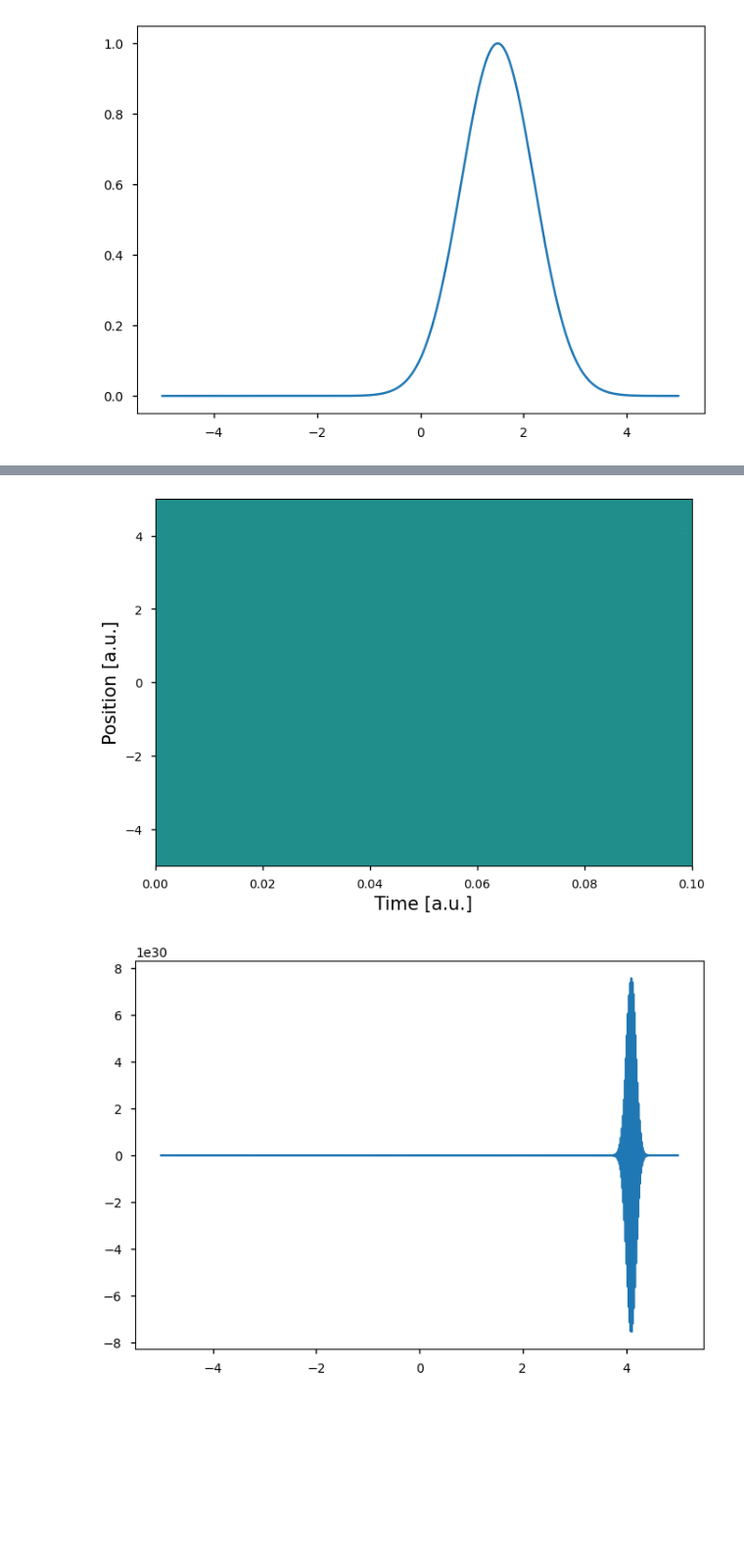
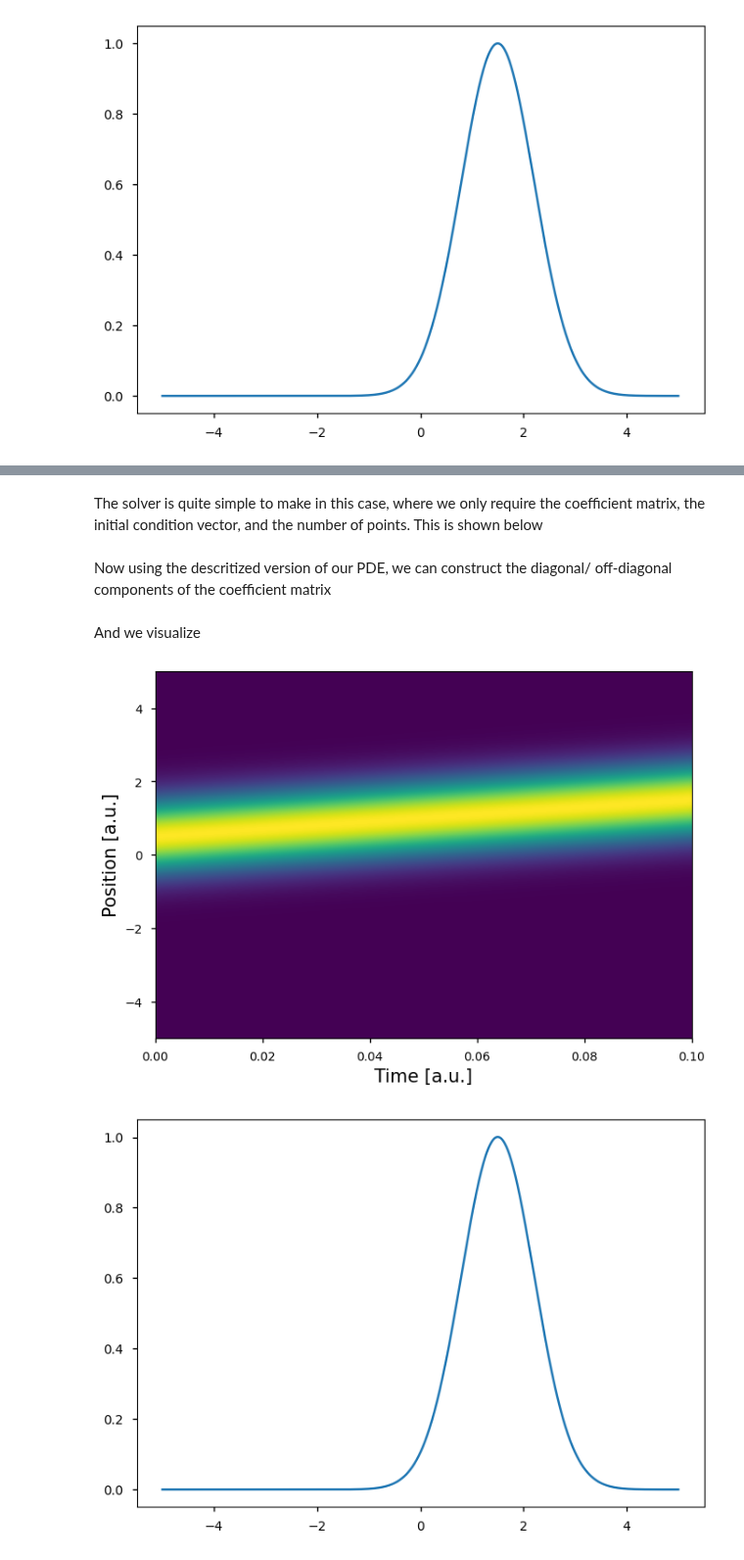
Before and after one commit to trevorolsson/Comp.-Phys.-Projects, a Jupyter notebook: Project 5/project5.ipynb, the cells around one changed output, grey strips where cells are left out. Shown at 98% size. Saved outputs shown, nothing was run; the diff lists cells and outputs as text; code cells hidden in the pictures; blank space fills up the shorter version.

```diff
--- a/Project 5/project5.ipynb
+++ b/Project 5/project5.ipynb
@@ -96,18 +134,53 @@ We now translate the Euler method into a matrix as defined at the beginning and
+# %% [markdown]
+The solver is quite simple to make in this case, where we only require the coefficient matrix, the initial condition vector, and the number of points. This is shown below
+# %%
+def solve(matrix:np.array, initial_condition:np.array, points:list):
+    """
+    The solver for our discritized PDE
+
+    Args:
+        matrix (np.array): The coefficient matrix
+        initial_condition (np.array): The initial condition vector
+        points (list): A list of grid points
+
+    Returns:
+        np.array: A matrix of solutions
+    """
+    x_points, y_points = points
+
+    approximation = np.zeros((Nx, Nt))
+    approximation[0, :] = initial_condition
+
+    for j in range(1, Nt):
+        initial_condition = np.dot(matrix, initial_condition)
+        approximation[:,j] = initial_condition
+    return approximation
+# %% [markdown]
+Now using the descritized version of our PDE, we can construct the diagonal/ off-diagonal components of the coefficient matrix
 # %%
-a = (dt*v)/(2*dx) # RHS parameter
-A = np.eye(Nx) - v*dt/dx*np.eye(Nx, k=1)
+a = (dt*v)/(2*dx) # Constants
 
-solution_euler = euler(A, ic, [Nx, Nt])
+A =   np.eye(Nx) +\
+    a*np.diag(np.ones(Nx-1),-1) -\
+    a*np.diag(np.ones(Nx-1), 1)
+
+# A = diag +
+#     lower off-diag-
+#     upper off-diag
+
+solution = solve(A, ic, [Nx, Nt]) # Call the solver
+# %% [markdown]
+And we visualize
 # %%
-plt.imshow(solution_euler, aspect='auto', origin='lower', extent=[0, Nt*dt, x_grid[0], x_grid[-1]])
+plt.imshow(solution, aspect='auto', origin='lower', extent=[0, Nt*dt, x_grid[0], x_grid[-1]])
 plt.xlabel('Time [a.u.]', fontsize=15)
 plt.ylabel('Position [a.u.]', fontsize=15)
 plt.show()
 
-final.append(solution_euler[:,-1])
+final.append(solution[:,-1])
 
-plt.plot(x_grid, solution_euler[:,-1])
+plt.plot(x_grid, solution[:,-1])
 plt.show()
 # %% [output]
-[figure, old version]
+[figure, new version]
-[figure, old version]
+[figure, new version]
```
Also changed, not shown: parts of 14 cells of this notebook.
